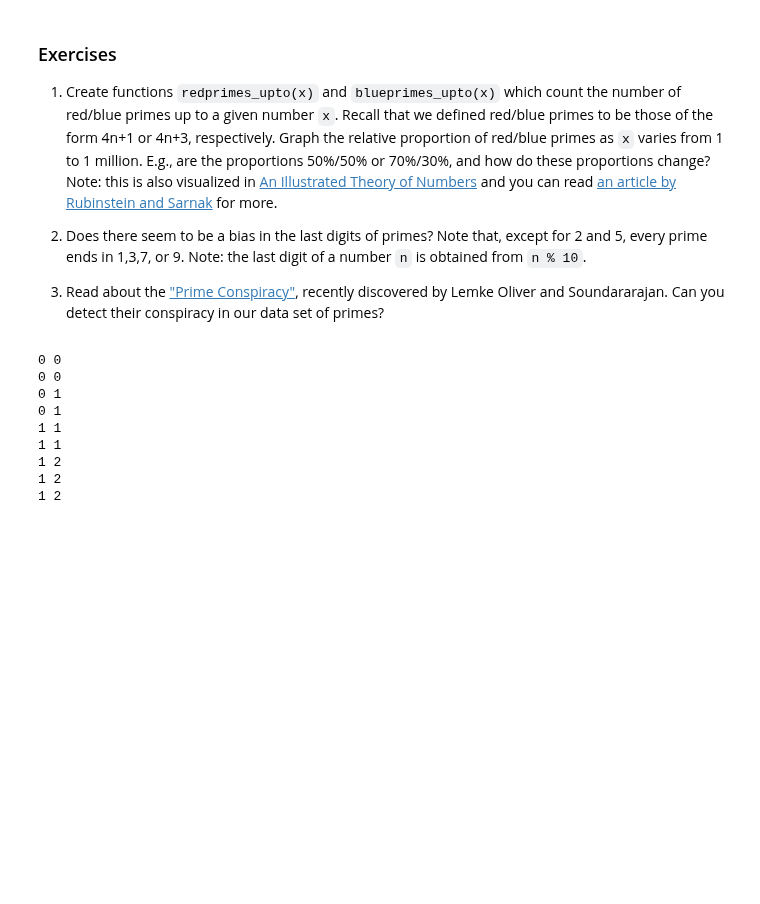
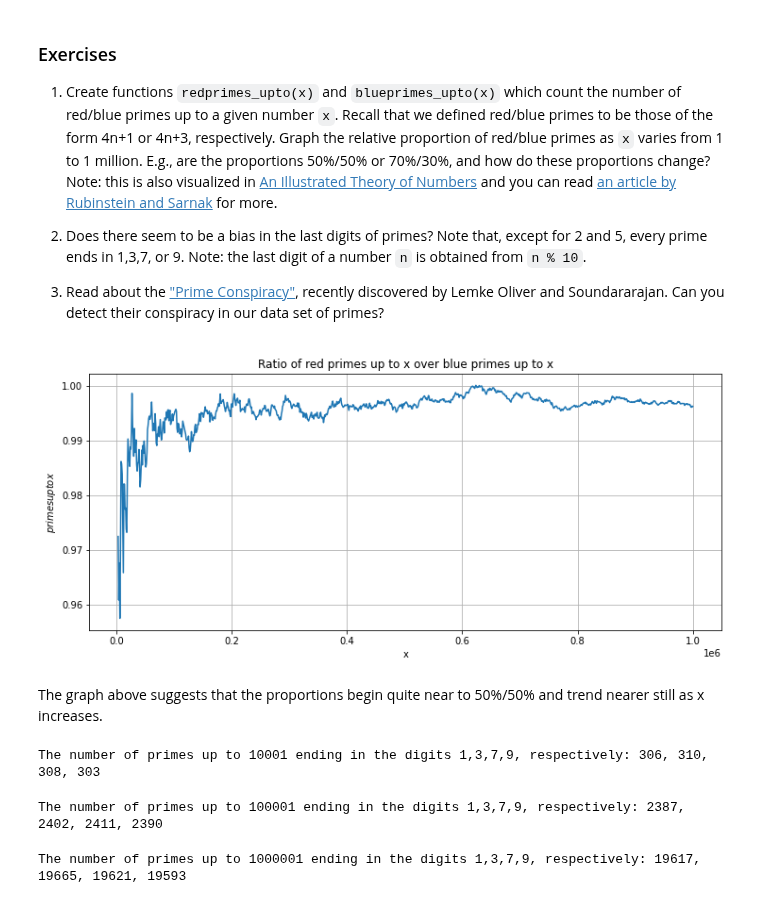
Before and after one commit to BrandonROwens/Python-4-Mathematics, a Jupyter notebook: Copy_of_P4M_Notebook_3.ipynb, the cells around one changed output. Drawn from its saved outputs; the diff is of its cells as text; code cells hidden in the pictures; blank space fills up the shorter version.

```diff
--- a/Copy_of_P4M_Notebook_3.ipynb
+++ b/Copy_of_P4M_Notebook_3.ipynb
@@ -1251,28 +1249,27 @@ Observe that gaps of 2 (twin primes) are pretty frequent.  There are over 8000 o
 # %%
 # 1.
 
 def redprimes_upto(x):
   return len([p for p in redprimes if p<=x])
 
 
 def blueprimes_upto(x):
   return len([p for p in blueprimes if p<=x])
 
 
-x_values = numpy.linspace(1,1000000,1000001)
-#y_values = numpy.array([redprimes_upto(x)/blueprimes_upto(x) for x in x_values])
+x_values = numpy.linspace(1,1000000,1000)
+red_y_values = numpy.array([redprimes_upto(x) for x in x_values[3:]]) # Starting from fourth entry to avoid division by zero in the code below
+blue_y_values = numpy.array([blueprimes_upto(x) for x in x_values[3:]])
 
-
-
-for i in range(1,10):
-  print(redprimes_upto(i), blueprimes_upto(i))
+%matplotlib inline
+plt.figure(figsize=(12, 5))
+plt.plot(x_values[3:], red_y_values/blue_y_values, label='red primes over blue primes')
+plt.title('Ratio of red primes up to x over blue primes up to x')
+plt.xlabel('x')
+plt.ylabel('$primes up to x$')
+plt.grid(True)
+plt.show()
 # %% [output]
-0 0
-0 0
-0 1
-0 1
-1 1
-1 1
-1 2
-1 2
-1 2
+[figure, added]
+# %% [markdown]
+The graph above suggests that the proportions begin quite near to 50%/50% and trend nearer still as x increases.
@@ -1278,0 +1301,12 @@ for i in range(1,10):
+# %%
+prime_sort(10001)
+# %% [output]
+The number of primes up to 10001 ending in the digits 1,3,7,9, respectively: 306, 310, 308, 303
+# %%
+prime_sort(100001)
+# %% [output]
+The number of primes up to 100001 ending in the digits 1,3,7,9, respectively: 2387, 2402, 2411, 2390
+# %%
+prime_sort(1000001)
+# %% [output]
+The number of primes up to 1000001 ending in the digits 1,3,7,9, respectively: 19617, 19665, 19621, 19593
```
Also changed, not shown: parts of 31 cells of this notebook.
